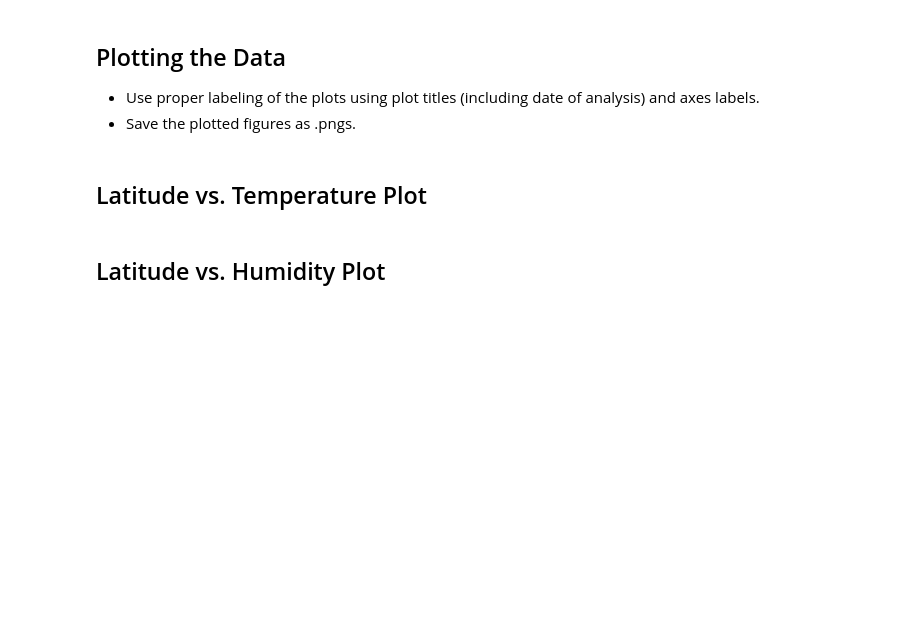
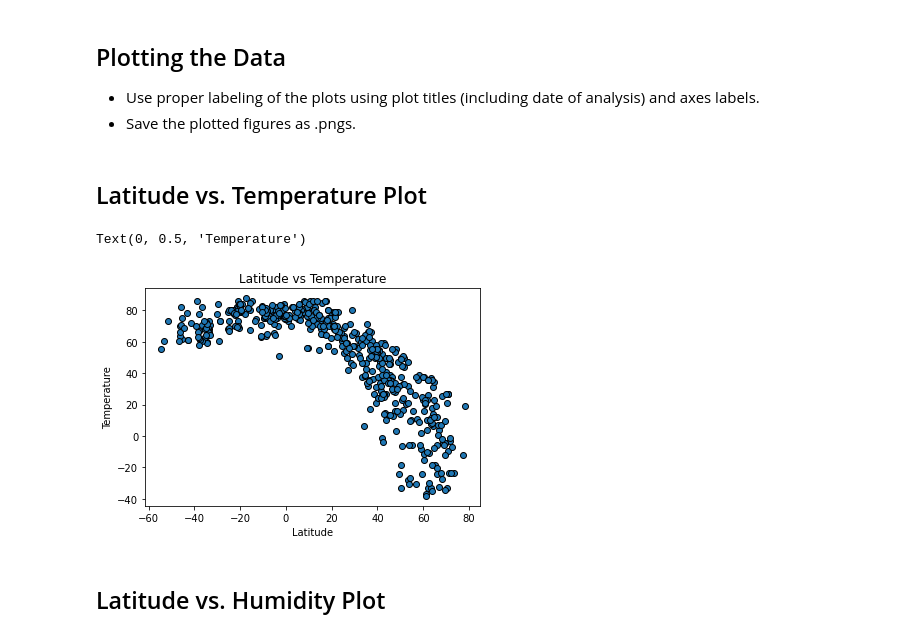
Before and after one commit to CChaussee/Python_API, a Jupyter notebook: WeatherPy/WeatherPy.ipynb, the cells around one changed output. Saved outputs shown, nothing was run; the diff lists cells and outputs as text; code cells hidden in the pictures; blank space fills up the shorter version.

Commit message:
Scatter plots created

```diff
--- a/WeatherPy/WeatherPy.ipynb
+++ b/WeatherPy/WeatherPy.ipynb
@@ -151,5 +153,14 @@ Skip this step if there are no cities that have humidity > 100%.
 * Save the plotted figures as .pngs.
 # %% [markdown]
 ## Latitude vs. Temperature Plot
+# %%
+plt.scatter(lat, temp, marker='o', edgecolors="black")
+plt.title("Latitude vs Temperature")
+plt.xlabel("Latitude")
+plt.ylabel("Temperature")
+plt.show()
+# %% [output]
+Text(0, 0.5, 'Temperature')
+[figure, added]
 # %% [markdown]
 ## Latitude vs. Humidity Plot
```
Also changed, not shown: parts of 6 cells of this notebook.
